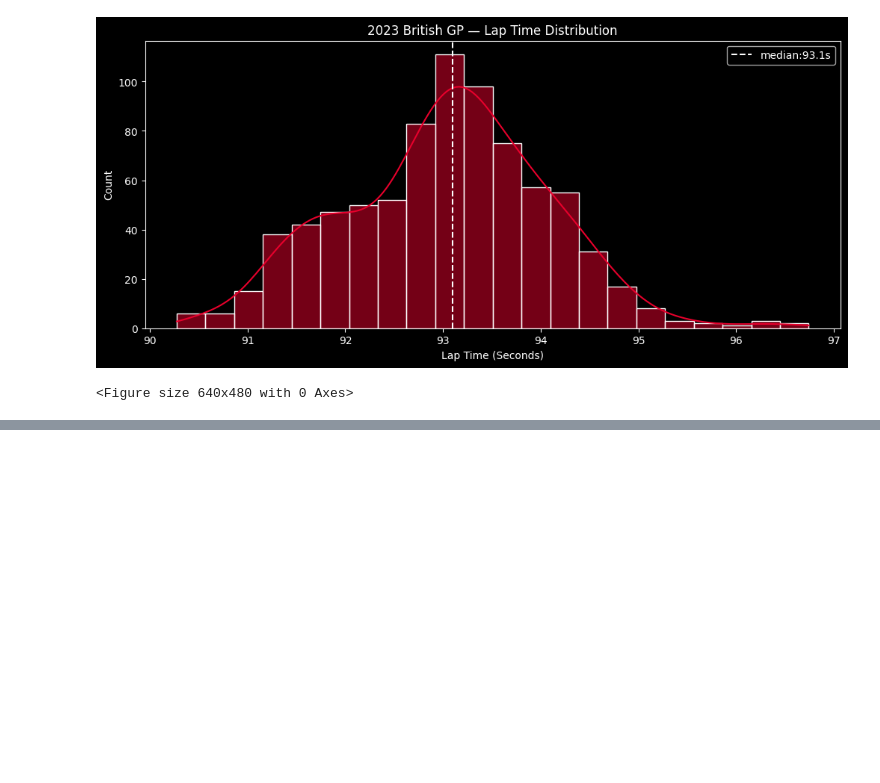
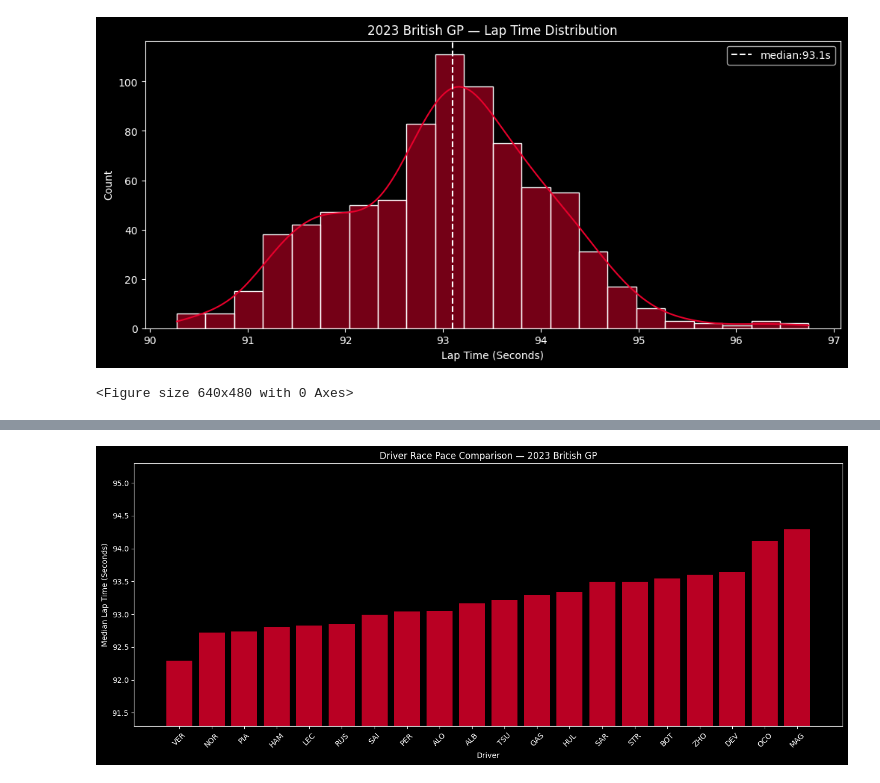
Before and after one commit to Noel2521/F1-Race-Intelligence-Copilot-v2, a Jupyter notebook: notebooks/02_eda.ipynb, the cells around one changed output, grey strips where cells are left out. Drawn from its saved outputs; the diff is of its cells as text; code cells hidden in the pictures; blank space fills up the shorter version.

```diff
--- a/notebooks/02_eda.ipynb
+++ b/notebooks/02_eda.ipynb
@@ -40,0 +83,18 @@ plt.savefig('../data/charts/lap_time_distribution.png', dpi=150, bbox_inches='ti
+# %%
+fig, ax = plt.subplots(figsize=(14, 6))
+
+# Calculate median lap time per driver, sorted fastest first
+driver_pace = df.groupby('Driver')['LapTimeSeconds'].median().sort_values()
+
+# Plot as a bar chart
+ax.bar(driver_pace.index, driver_pace.values, color='#E8002D', alpha=0.8)
+
+ax.set_xlabel('Driver')
+ax.set_ylabel('Median Lap Time (Seconds)')
+ax.set_title('Driver Race Pace Comparison — 2023 British GP')
+ax.set_ylim(driver_pace.min() - 1, driver_pace.max() + 1)
+plt.xticks(rotation=45)
+plt.tight_layout()
+plt.show()
+# %% [output]
+[figure, added]
```
Also changed, not shown: parts of 3 cells of this notebook, 1 other file.
